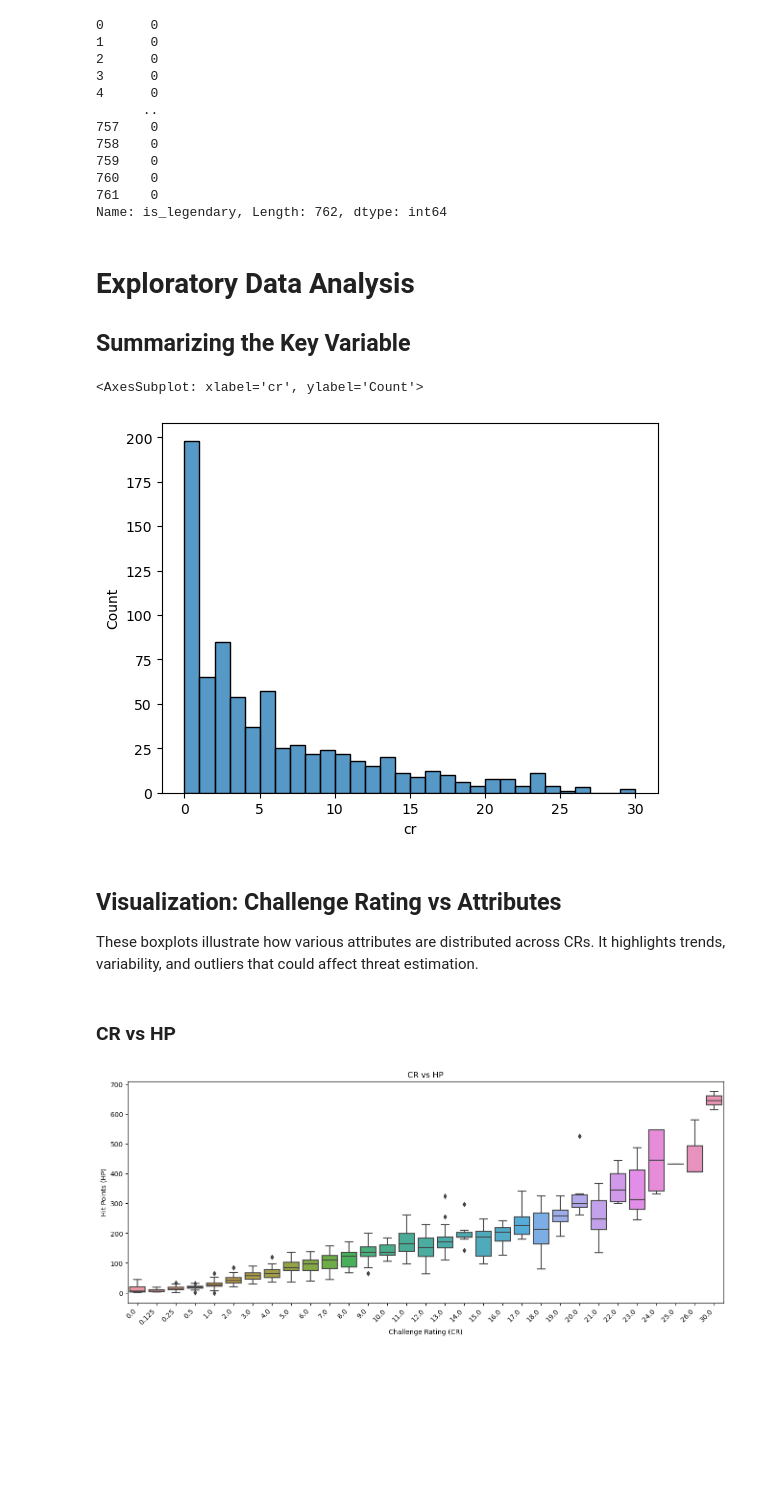
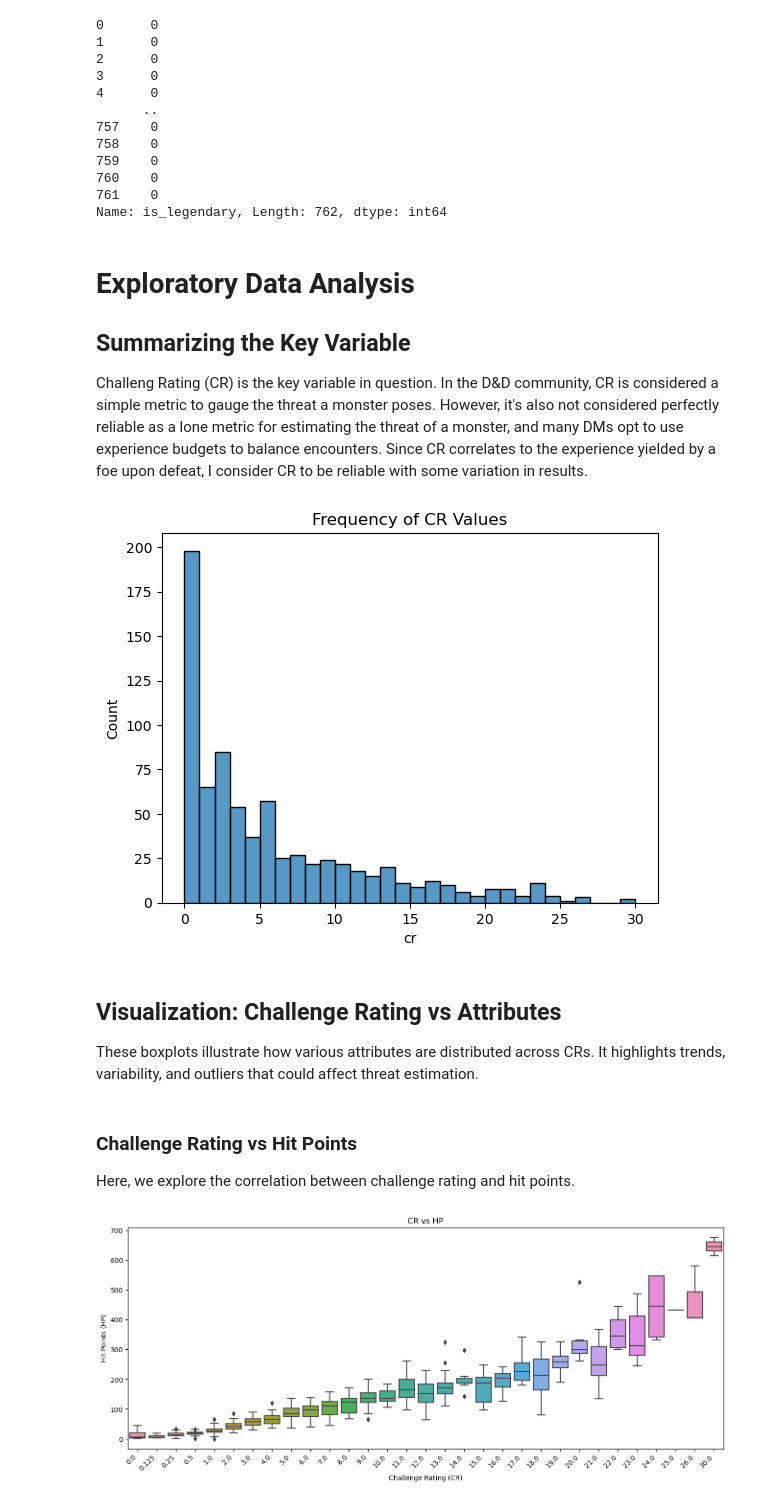
Before and after one commit to h6x-code/DnD-Monsters, a Jupyter notebook: Monsters of D&D - Statistical Insights.ipynb, the cells around one changed output. Drawn from its saved outputs; the diff is of its cells as text; code cells hidden in the pictures; blank space fills up the shorter version.

```diff
--- a/Monsters of D&D - Statistical Insights.ipynb
+++ b/Monsters of D&D - Statistical Insights.ipynb
@@ -195,6 +191,7 @@ Name: is_legendary, Length: 762, dtype: int64
 # %% [markdown]
 # Exploratory Data Analysis
 ## Summarizing the Key Variable
+Challeng Rating (CR) is the key variable in question. In the D&D community, CR is considered a simple metric to gauge the threat a monster poses. However, it's also not considered perfectly reliable as a lone metric for estimating the threat of a monster, and many DMs opt to use experience budgets to balance encounters. Since CR correlates to the experience yielded by a foe upon defeat, I consider CR to be reliable with some variation in results.
 # %%
 
 import matplotlib.pyplot as plt
@@ -249,15 +246,17 @@ def fit_model(df, x_col, y_col, model='linear'):
     else:
         raise ValueError("Model must be 'linear', 'quadratic', or 'exponential'")
 # %%
+plt.title('Frequency of CR Values')
 sns.histplot(df['cr'], binwidth=1)
+plt.show()
 # %% [output]
-<AxesSubplot: xlabel='cr', ylabel='Count'>
-[figure, old version]
+[figure, new version]
 # %% [markdown]
 ## Visualization: Challenge Rating vs Attributes
 These boxplots illustrate how various attributes are distributed across CRs. It highlights trends, variability, and outliers that could affect threat estimation.
 # %% [markdown]
-### CR vs HP
+### Challenge Rating vs Hit Points
+Here, we explore the correlation between challenge rating and hit points.
 # %%
 plt.figure(figsize=(16, 6))  # wider figure
 sns.boxplot(x='cr', y='hp', data=df)
```
Also changed, not shown: parts of 29 cells of this notebook.
